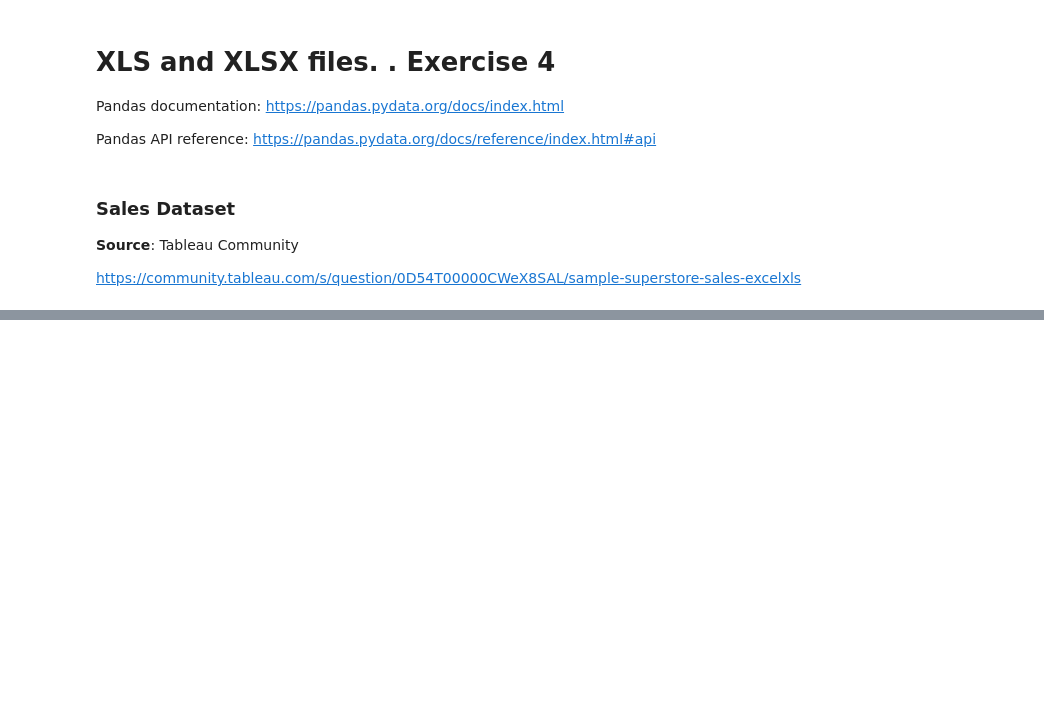
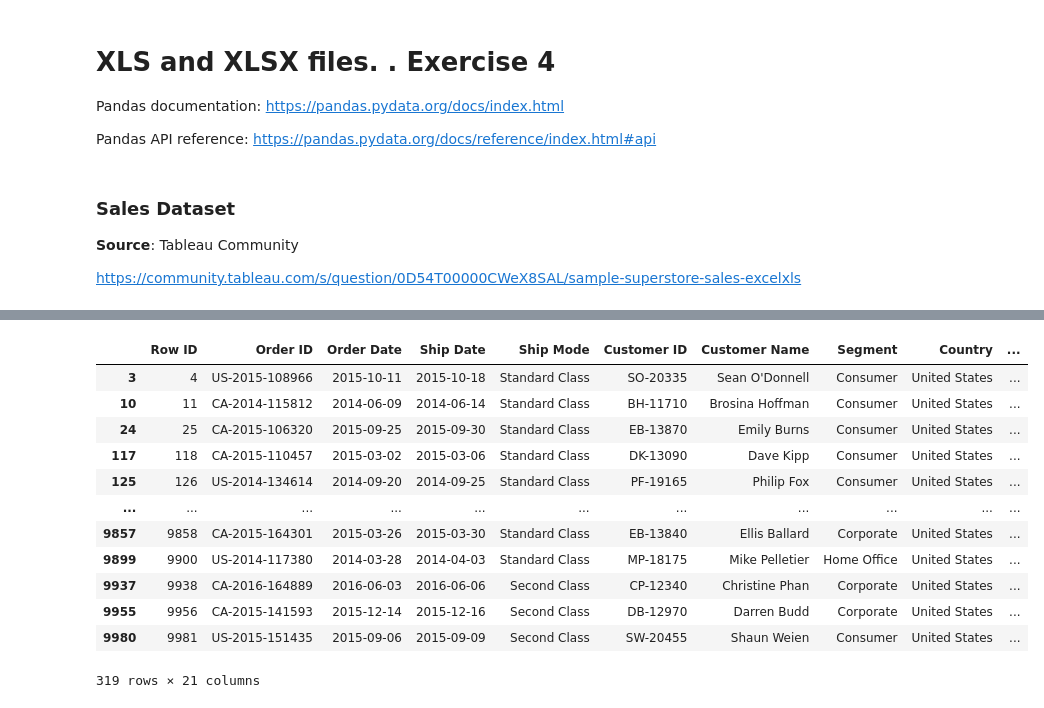
Before and after one commit to ASKhem/Python_Studies, a Jupyter notebook: notebooks/pandas/04_read_xls-exercise-4.ipynb, the cells around one changed output, grey strips where cells are left out. Cells and saved outputs as stored; diff of their text form; code cells hidden in the pictures; blank space fills up the shorter version.

```diff
--- a/notebooks/pandas/04_read_xls-exercise-4.ipynb
+++ b/notebooks/pandas/04_read_xls-exercise-4.ipynb
@@ -155,0 +237,18 @@ KeyError: 'Zip Code'
+# %%
+# Show only the DataFrame lines with subcategory  "Tables"
+df_store.query("`Sub-Category` == 'Tables'")
+# df_store[df_store['Sub-Category'] == 'Tables'] #option 2
+# %% [output]
+|  | Row ID | Order ID | Order Date | Ship Date | Ship Mode | Customer ID | Customer Name | Segment | Country | ... |
+| 3 | 4 | US-2015-108966 | 2015-10-11 | 2015-10-18 | Standard Class | SO-20335 | Sean O'Donnell | Consumer | United States | ... |
+| 10 | 11 | CA-2014-115812 | 2014-06-09 | 2014-06-14 | Standard Class | BH-11710 | Brosina Hoffman | Consumer | United States | ... |
+| 24 | 25 | CA-2015-106320 | 2015-09-25 | 2015-09-30 | Standard Class | EB-13870 | Emily Burns | Consumer | United States | ... |
+| 117 | 118 | CA-2015-110457 | 2015-03-02 | 2015-03-06 | Standard Class | DK-13090 | Dave Kipp | Consumer | United States | ... |
+| 125 | 126 | US-2014-134614 | 2014-09-20 | 2014-09-25 | Standard Class | PF-19165 | Philip Fox | Consumer | United States | ... |
+| ... | ... | ... | ... | ... | ... | ... | ... | ... | ... | ... |
+| 9857 | 9858 | CA-2015-164301 | 2015-03-26 | 2015-03-30 | Standard Class | EB-13840 | Ellis Ballard | Corporate | United States | ... |
+| 9899 | 9900 | US-2014-117380 | 2014-03-28 | 2014-04-03 | Standard Class | MP-18175 | Mike Pelletier | Home Office | United States | ... |
+| 9937 | 9938 | CA-2016-164889 | 2016-06-03 | 2016-06-06 | Second Class | CP-12340 | Christine Phan | Corporate | United States | ... |
+| 9955 | 9956 | CA-2015-141593 | 2015-12-14 | 2015-12-16 | Second Class | DB-12970 | Darren Budd | Corporate | United States | ... |
+| 9980 | 9981 | US-2015-151435 | 2015-09-06 | 2015-09-09 | Second Class | SW-20455 | Shaun Weien | Consumer | United States | ... |
+319 rows × 21 columns
```
Also changed, not shown: parts of 68 cells of this notebook, 3 other files.
